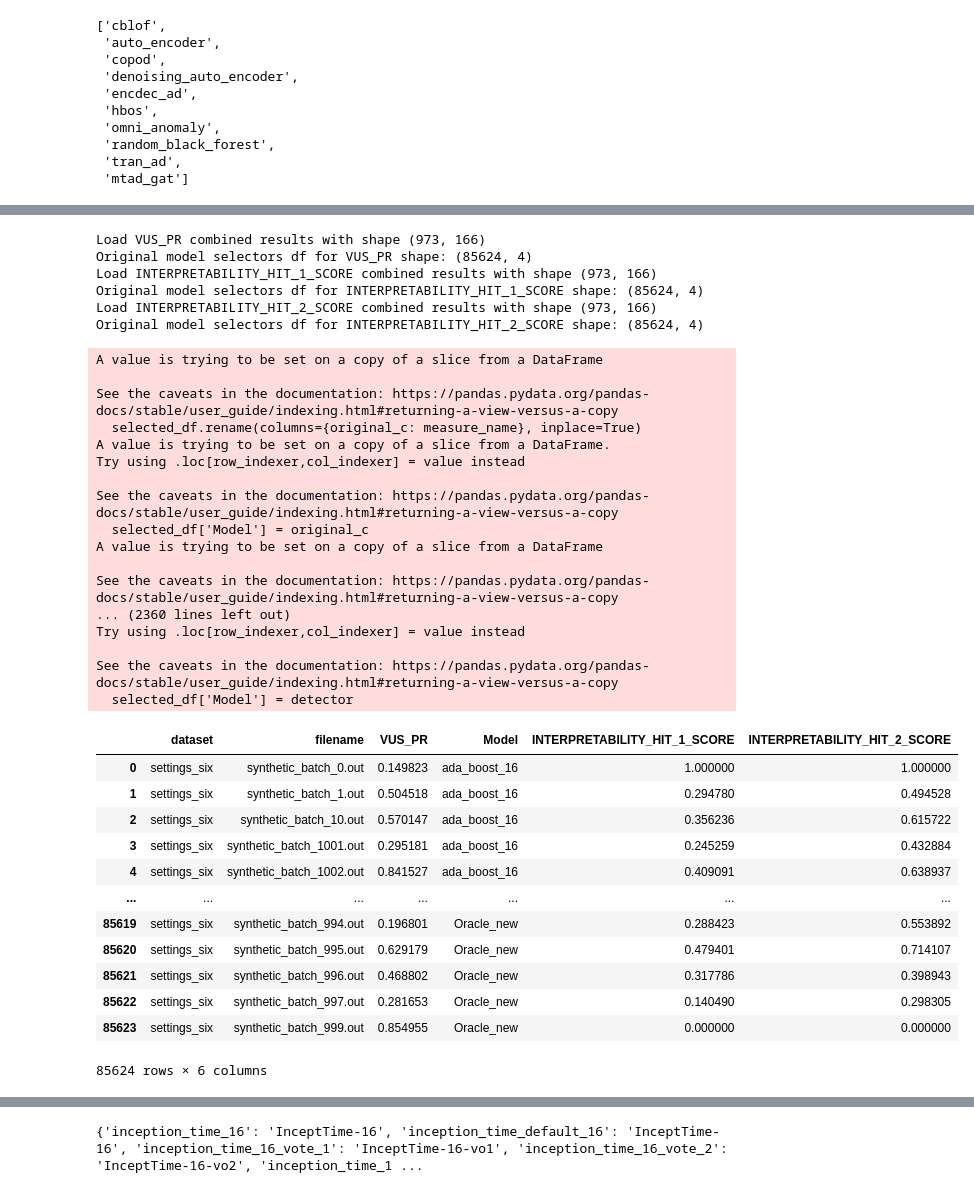
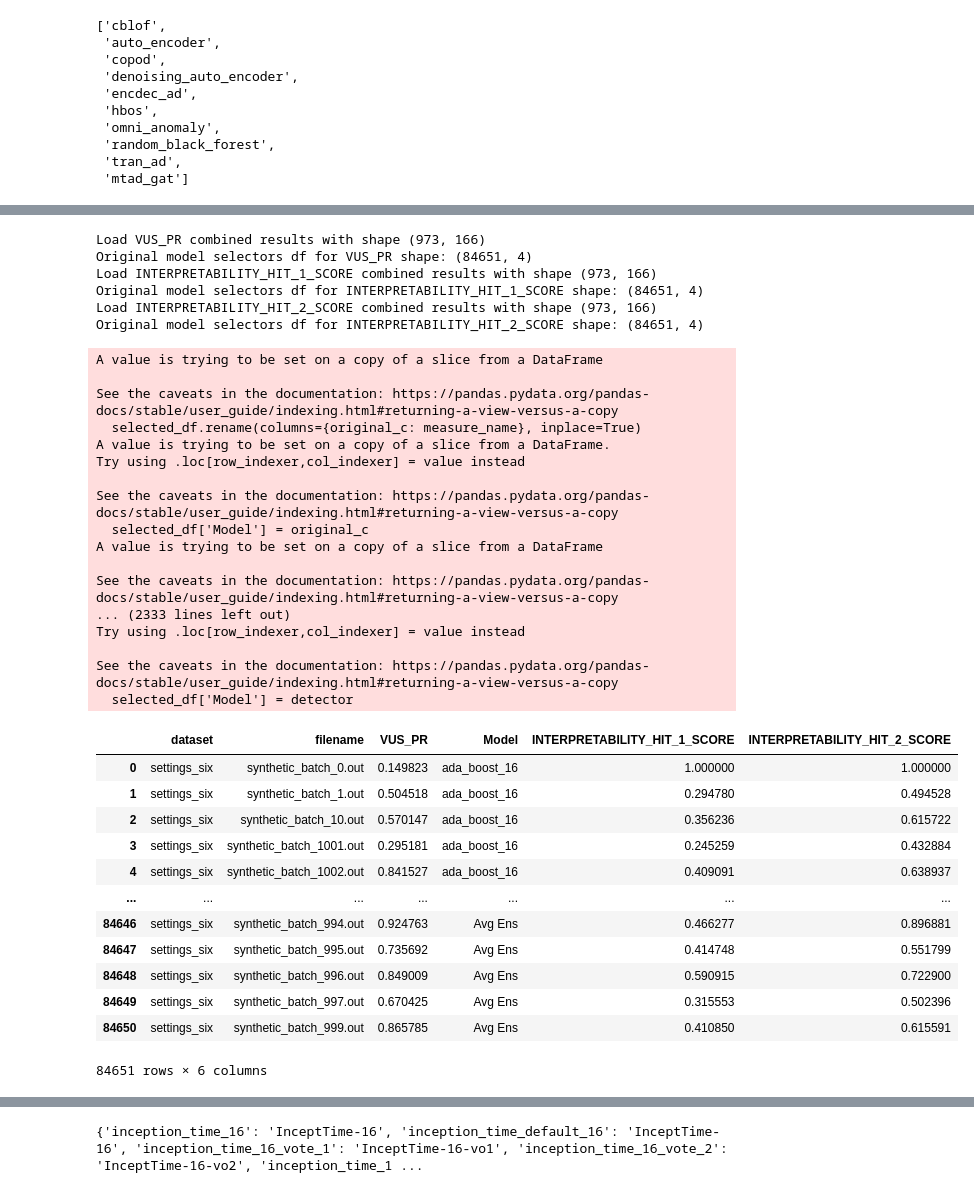
Before and after one commit to doanthihoaithu/MSAD, a Jupyter notebook: analyze_combining_detectors.ipynb, the cells around one changed output, grey strips where cells are left out. Saved outputs shown, nothing was run; the diff lists cells and outputs as text; code cells hidden in the pictures.

```diff
--- a/analyze_combining_detectors.ipynb
+++ b/analyze_combining_detectors.ipynb
@@ -127,7 +123,7 @@ Combined detector methods: ['convnet_default_16_average_1', 'sit_linear_patch_32
 # Replace this value with "AUC_PR" or "VUS_PR" to obtain the corresponding results
 # measure_name = 'VUS_PR'
 measure_names = ['VUS_PR', 'INTERPRETABILITY_HIT_1_SCORE', 'INTERPRETABILITY_HIT_2_SCORE']
-base_lines = ['Oracle', 'Avg Ens', 'Oracle_new']
+base_lines = ['Oracle', 'Avg Ens']
 
 # ['INTERPRETABILITY_HIT_2_SCORE', 'INTERPRETABILITY_LOG_SCORE']
 
@@ -180,43 +176,43 @@ original_model_selectors_dfs = reduce(lambda x, y: pd.merge(x, y, on = ['dataset
 original_model_selectors_dfs
 
 # df = pd.merge(df, df_vote, on=['dataset', 'filename'], how='left')
 # %% [output]
 Load VUS_PR combined results with shape (973, 166)
-Original model selectors df for VUS_PR shape: (85624, 4)
+Original model selectors df for VUS_PR shape: (84651, 4)
 Load INTERPRETABILITY_HIT_1_SCORE combined results with shape (973, 166)
-Original model selectors df for INTERPRETABILITY_HIT_1_SCORE shape: (85624, 4)
+Original model selectors df for INTERPRETABILITY_HIT_1_SCORE shape: (84651, 4)
 Load INTERPRETABILITY_HIT_2_SCORE combined results with shape (973, 166)
-Original model selectors df for INTERPRETABILITY_HIT_2_SCORE shape: (85624, 4)
+Original model selectors df for INTERPRETABILITY_HIT_2_SCORE shape: (84651, 4)
 A value is trying to be set on a copy of a slice from a DataFrame
 
 See the caveats in the documentation: https://pandas.pydata.org/pandas-docs/stable/user_guide/indexing.html#returning-a-view-versus-a-copy
   selected_df.rename(columns={original_c: measure_name}, inplace=True)
 A value is trying to be set on a copy of a slice from a DataFrame.
 Try using .loc[row_indexer,col_indexer] = value instead
 
 See the caveats in the documentation: https://pandas.pydata.org/pandas-docs/stable/user_guide/indexing.html#returning-a-view-versus-a-copy
   selected_df['Model'] = original_c
 A value is trying to be set on a copy of a slice from a DataFrame
 
 See the caveats in the documentation: https://pandas.pydata.org/pandas-docs/stable/user_guide/indexing.html#returning-a-view-versus-a-copy
-... (2360 lines left out)
+... (2333 lines left out)
 Try using .loc[row_indexer,col_indexer] = value instead
 
 See the caveats in the documentation: https://pandas.pydata.org/pandas-docs/stable/user_guide/indexing.html#returning-a-view-versus-a-copy
   selected_df['Model'] = detector
 |  | dataset | filename | VUS_PR | Model | INTERPRETABILITY_HIT_1_SCORE | INTERPRETABILITY_HIT_2_SCORE |
 | 0 | settings_six | synthetic_batch_0.out | 0.149823 | ada_boost_16 | 1.000000 | 1.000000 |
 | 1 | settings_six | synthetic_batch_1.out | 0.504518 | ada_boost_16 | 0.294780 | 0.494528 |
 | 2 | settings_six | synthetic_batch_10.out | 0.570147 | ada_boost_16 | 0.356236 | 0.615722 |
 | 3 | settings_six | synthetic_batch_1001.out | 0.295181 | ada_boost_16 | 0.245259 | 0.432884 |
 | 4 | settings_six | synthetic_batch_1002.out | 0.841527 | ada_boost_16 | 0.409091 | 0.638937 |
 | ... | ... | ... | ... | ... | ... | ... |
-| 85619 | settings_six | synthetic_batch_994.out | 0.196801 | Oracle_new | 0.288423 | 0.553892 |
-| 85620 | settings_six | synthetic_batch_995.out | 0.629179 | Oracle_new | 0.479401 | 0.714107 |
-| 85621 | settings_six | synthetic_batch_996.out | 0.468802 | Oracle_new | 0.317786 | 0.398943 |
-| 85622 | settings_six | synthetic_batch_997.out | 0.281653 | Oracle_new | 0.140490 | 0.298305 |
-| 85623 | settings_six | synthetic_batch_999.out | 0.854955 | Oracle_new | 0.000000 | 0.000000 |
+| 84646 | settings_six | synthetic_batch_994.out | 0.924763 | Avg Ens | 0.466277 | 0.896881 |
+| 84647 | settings_six | synthetic_batch_995.out | 0.735692 | Avg Ens | 0.414748 | 0.551799 |
+| 84648 | settings_six | synthetic_batch_996.out | 0.849009 | Avg Ens | 0.590915 | 0.722900 |
+| 84649 | settings_six | synthetic_batch_997.out | 0.670425 | Avg Ens | 0.315553 | 0.502396 |
+| 84650 | settings_six | synthetic_batch_999.out | 0.865785 | Avg Ens | 0.410850 | 0.615591 |
-85624 rows × 6 columns
+84651 rows × 6 columns
 # %%
 # df = df_dict[measure_name]
 # df
```
Also changed, not shown: parts of 13 cells of this notebook, 12 other files.
